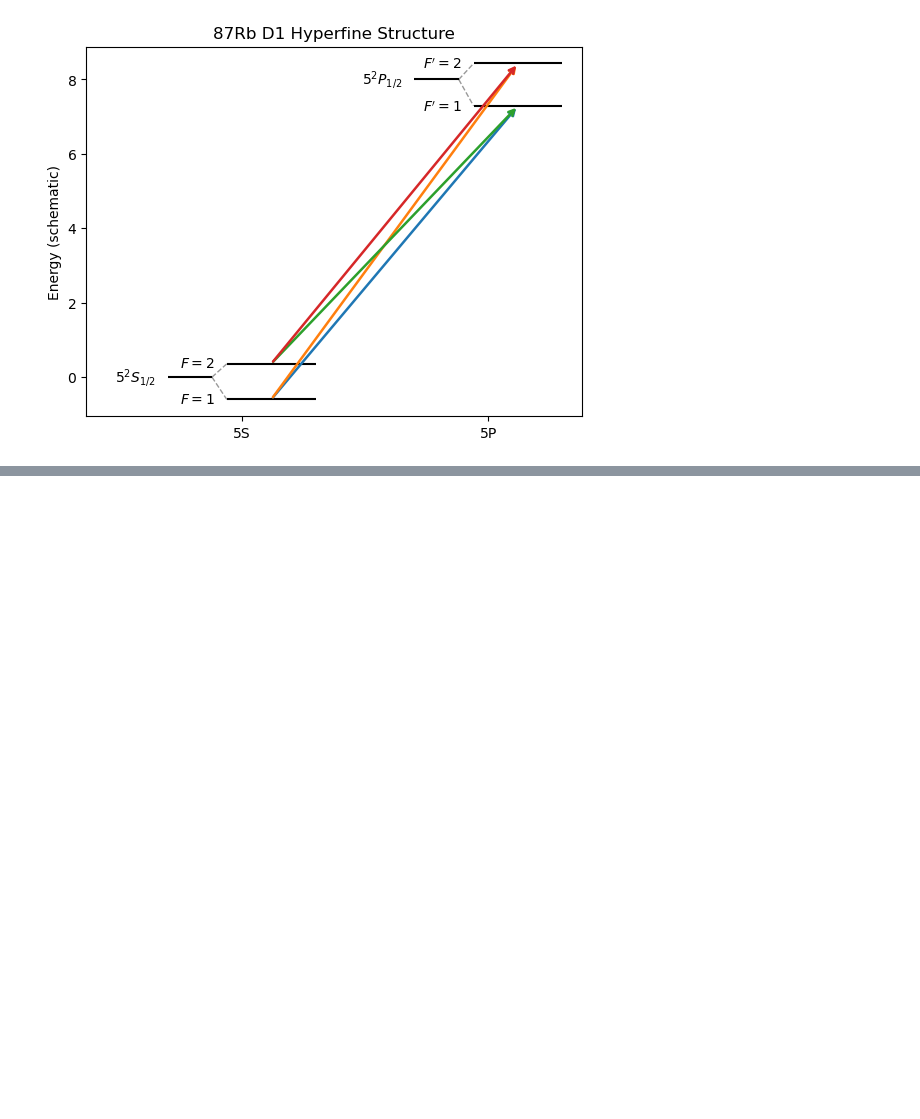
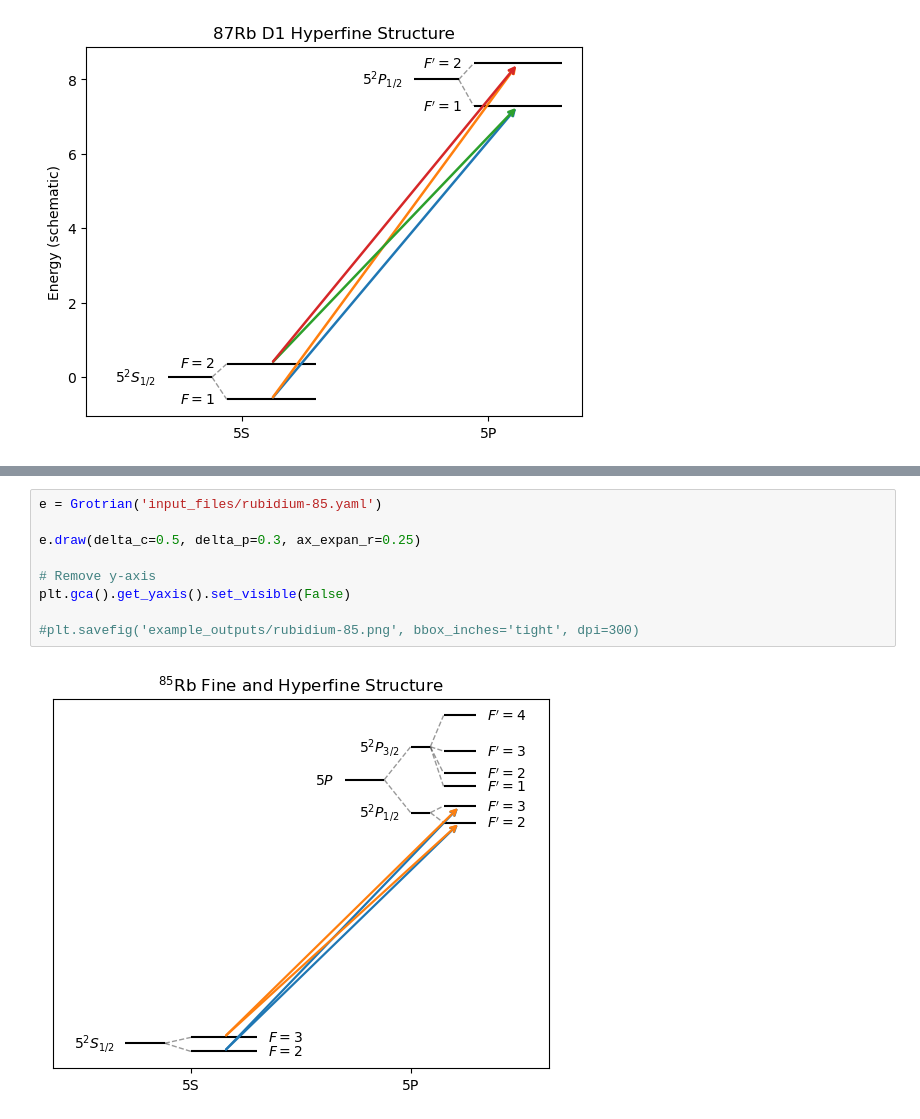
Before and after one commit to jaymz07/Grotrian, a Jupyter notebook: run.ipynb, the cells around one changed output, grey strips where cells are left out. Saved outputs shown, nothing was run; the diff lists cells and outputs as text; blank space fills up the shorter version.

```diff
--- a/run.ipynb
+++ b/run.ipynb
@@ -32,0 +35,11 @@ plt.gca().get_yaxis().set_visible(False)
+# %%
+e = Grotrian('input_files/rubidium-85.yaml')
+
+e.draw(delta_c=0.5, delta_p=0.3, ax_expan_r=0.25)
+
+# Remove y-axis
+plt.gca().get_yaxis().set_visible(False)
+
+#plt.savefig('example_outputs/rubidium-85.png', bbox_inches='tight', dpi=300)
+# %% [output]
+[figure, added]
```
Also changed, not shown: parts of 2 cells of this notebook, 6 other files.
